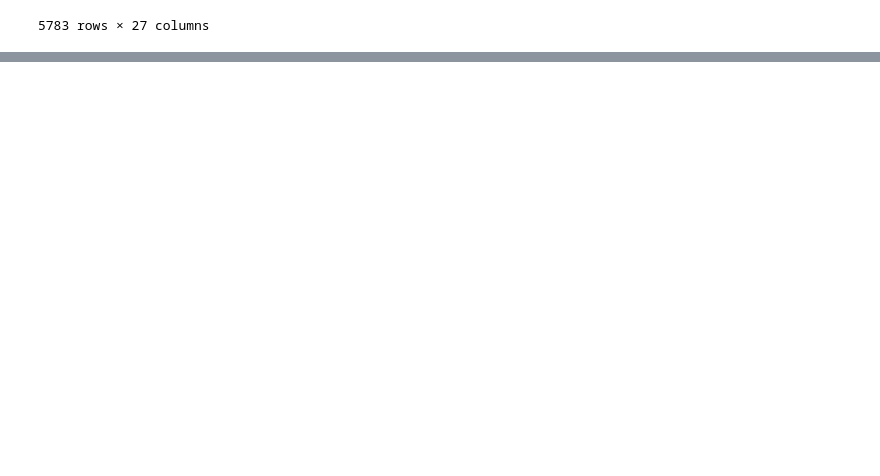
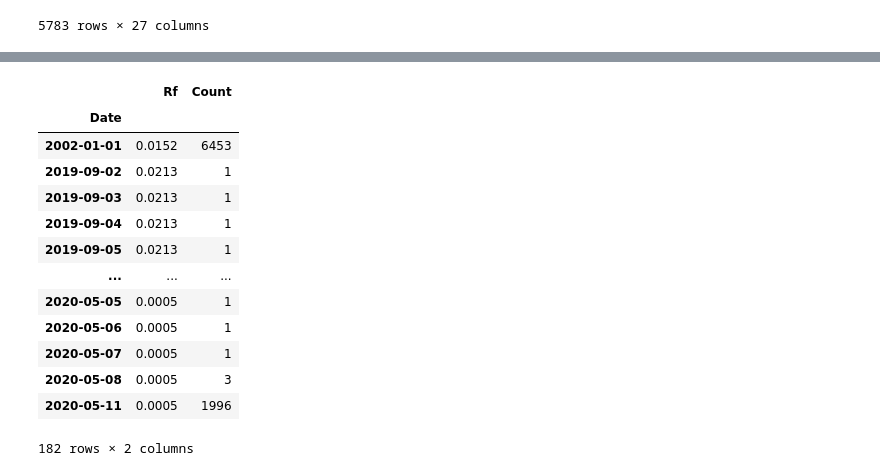
Before and after one commit to MaloBardin/Research-Project, a Jupyter notebook: View Value Estimator.ipynb, the cells around one changed output, grey strips where cells are left out. Saved outputs shown, nothing was run; the diff lists cells and outputs as text; code cells hidden in the pictures; blank space fills up the shorter version.

Commit message:
risk free patched

```diff
--- a/View Value Estimator.ipynb
+++ b/View Value Estimator.ipynb
@@ -333,0 +315,56 @@ def GetSigma(df,date,lookback=180):
+# %%
+def GetRiskFree(df,date,lookback=180):
+    date=pd.to_datetime(date)
+    fred = Fred(api_key="5c742a53d96bd3085e9199dcdb5af60b")
+    riskfree = fred.get_series('DFF')
+    # riskfree = fred.get_series('DTB1MO')
+
+    riskfree = riskfree.to_frame(name='FedFunds')
+    riskfree.index.name = "Date"
+    riskfree = riskfree[riskfree.index >= "2002-01-01"]
+    riskfree["FedFunds"]=riskfree["FedFunds"]/100
+
+    #merge on df index to have matching dates
+    #compile to have the daily rzate even on week-ends and more
+
+    date_index = df.index[df["Date"] == date][0]
+    df=df[(df.index<=date_index) & (df.index>=date_index-lookback) ]
+
+    list_days_open = pd.to_datetime(df["Date"], dayfirst=True, errors="coerce")
+    list_days_full = pd.to_datetime(riskfree.index, dayfirst=True, errors="coerce")
+
+    list_days_open=[pd.to_datetime(date) for date in list_days_open]
+    list_days_full=[pd.to_datetime(date) for date in list_days_full]
+    print(list_days_open)
+
+    list_days_open_pondered=[]
+    riskfree_list=[]
+    count_list=[]
+    timestamp=0
+    while timestamp < len(list_days_full)-1:
+
+      if list_days_full[timestamp+1] in list_days_open:
+            list_days_open_pondered.append(list_days_full[timestamp])
+            riskfree_list.append(riskfree["FedFunds"].loc[list_days_full[timestamp]])
+            count_list.append(1)
+            timestamp += 1
+
+      else:
+          count = 0
+          timestampbis = timestamp
+          while (timestamp + 1 < len(list_days_full)) and (list_days_full[timestamp + 1] not in list_days_open):
+              timestamp += 1
+              count += 1
+
+          list_days_open_pondered.append(list_days_full[timestampbis])  # jour de départ
+          riskfree_list.append(riskfree["FedFunds"].loc[list_days_full[timestampbis]])
+          count_list.append(count+1)
+          timestamp += 1
+
+    RfDf=pd.DataFrame({"Date":list_days_open_pondered,"Rf":riskfree_list,"Count":count_list})
+    RfDf=RfDf.set_index("Date")
+    return RfDf
+    #
+RiskFree=GetRiskFree(df,"2020-05-11",lookback=180)
+RiskFree
+# %% [output]
@@ -334,3 +372,17 @@ def GetSigma(df,date,lookback=180):
+|  | Rf | Count |
+| Date |  |  |
+| 2002-01-01 | 0.0152 | 6453 |
+| 2019-09-02 | 0.0213 | 1 |
+| 2019-09-03 | 0.0213 | 1 |
+| 2019-09-04 | 0.0213 | 1 |
+| 2019-09-05 | 0.0213 | 1 |
+| ... | ... | ... |
+| 2020-05-05 | 0.0005 | 1 |
+| 2020-05-06 | 0.0005 | 1 |
+| 2020-05-07 | 0.0005 | 1 |
+| 2020-05-08 | 0.0005 | 3 |
+| 2020-05-11 | 0.0005 | 1996 |
+182 rows × 2 columns
 # %%
 def GetLambda(df,date,lookback=180):
     returns=GetReturn(df,date,lookback=lookback)
```
Also changed, not shown: parts of 4 cells of this notebook.
